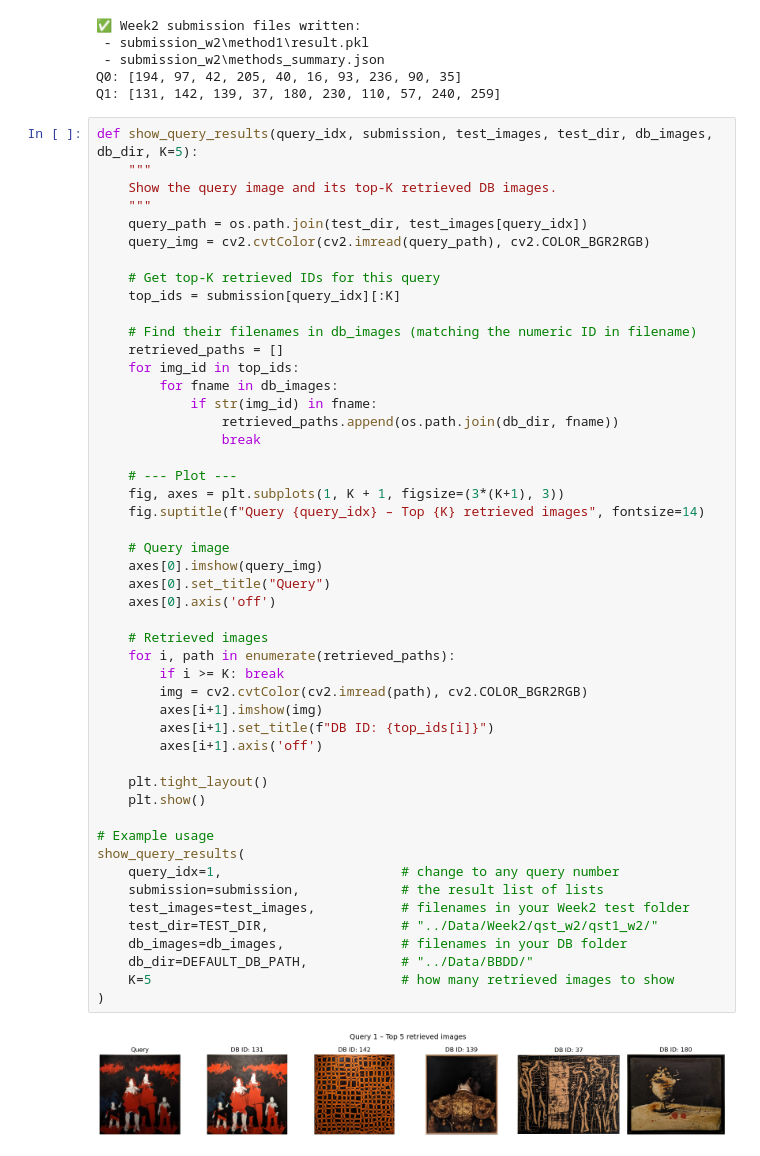
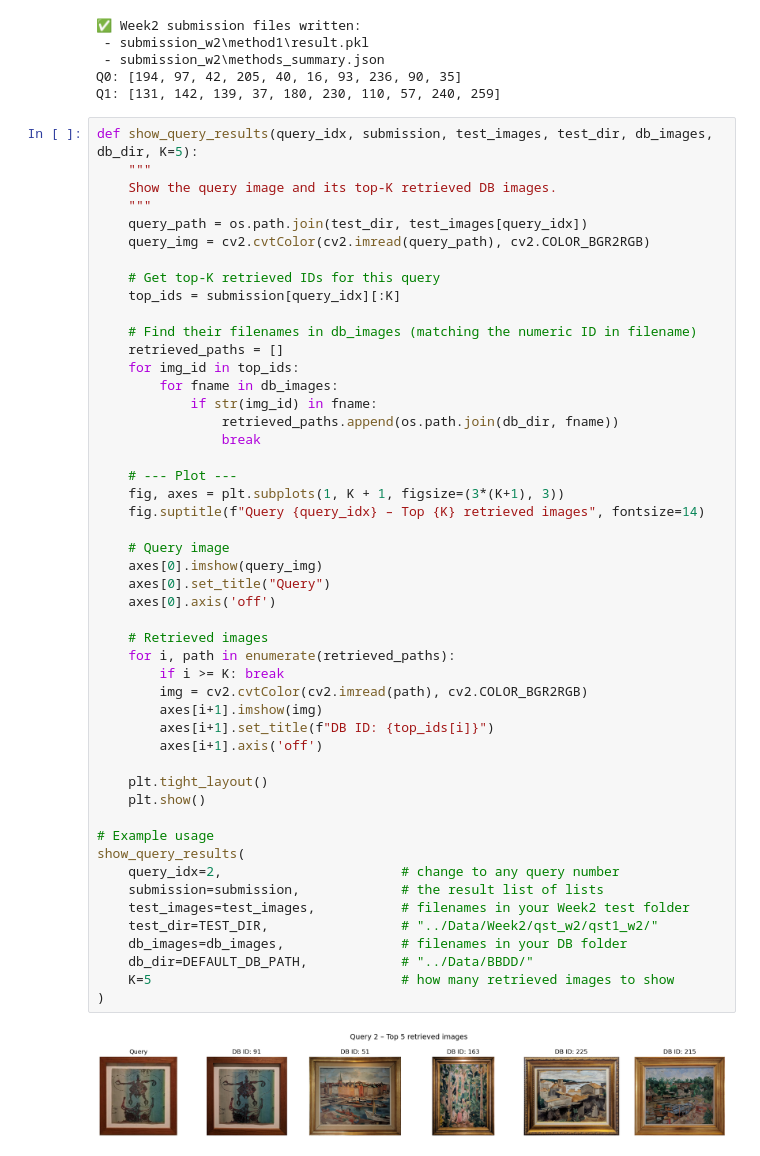
Before and after one commit to MCV-2025-C1-Project/Team2, a Jupyter notebook: Week2/Hyperparameter_search_analysis.ipynb, the cells around one changed output. Drawn from its saved outputs; the diff is of its cells as text.

```diff
--- a/Week2/Hyperparameter_search_analysis.ipynb
+++ b/Week2/Hyperparameter_search_analysis.ipynb
@@ -1560,32 +1580,32 @@ def show_query_results(query_idx, submission, test_images, test_dir, db_images,
     # --- Plot ---
     fig, axes = plt.subplots(1, K + 1, figsize=(3*(K+1), 3))
     fig.suptitle(f"Query {query_idx} – Top {K} retrieved images", fontsize=14)
 
     # Query image
     axes[0].imshow(query_img)
     axes[0].set_title("Query")
     axes[0].axis('off')
 
     # Retrieved images
     for i, path in enumerate(retrieved_paths):
         if i >= K: break
         img = cv2.cvtColor(cv2.imread(path), cv2.COLOR_BGR2RGB)
         axes[i+1].imshow(img)
         axes[i+1].set_title(f"DB ID: {top_ids[i]}")
         axes[i+1].axis('off')
 
     plt.tight_layout()
     plt.show()
 
 # Example usage
 show_query_results(
-    query_idx=1,                       # change to any query number
+    query_idx=2,                       # change to any query number
     submission=submission,             # the result list of lists
     test_images=test_images,           # filenames in your Week2 test folder
     test_dir=TEST_DIR,                 # "../Data/Week2/qst_w2/qst1_w2/"
     db_images=db_images,               # filenames in your DB folder
     db_dir=DEFAULT_DB_PATH,            # "../Data/BBDD/"
     K=5                                # how many retrieved images to show
 )
 # %% [output]
-[figure, old version]
+[figure, new version]
```
Also changed, not shown: parts of 7 cells of this notebook.
